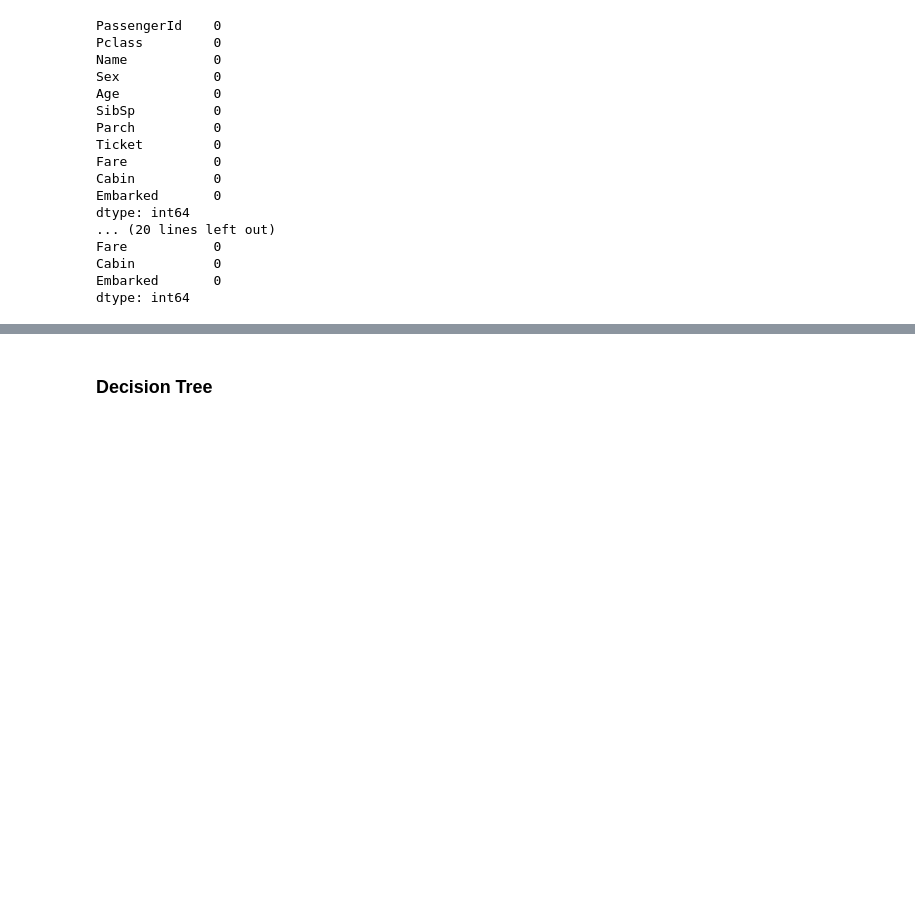
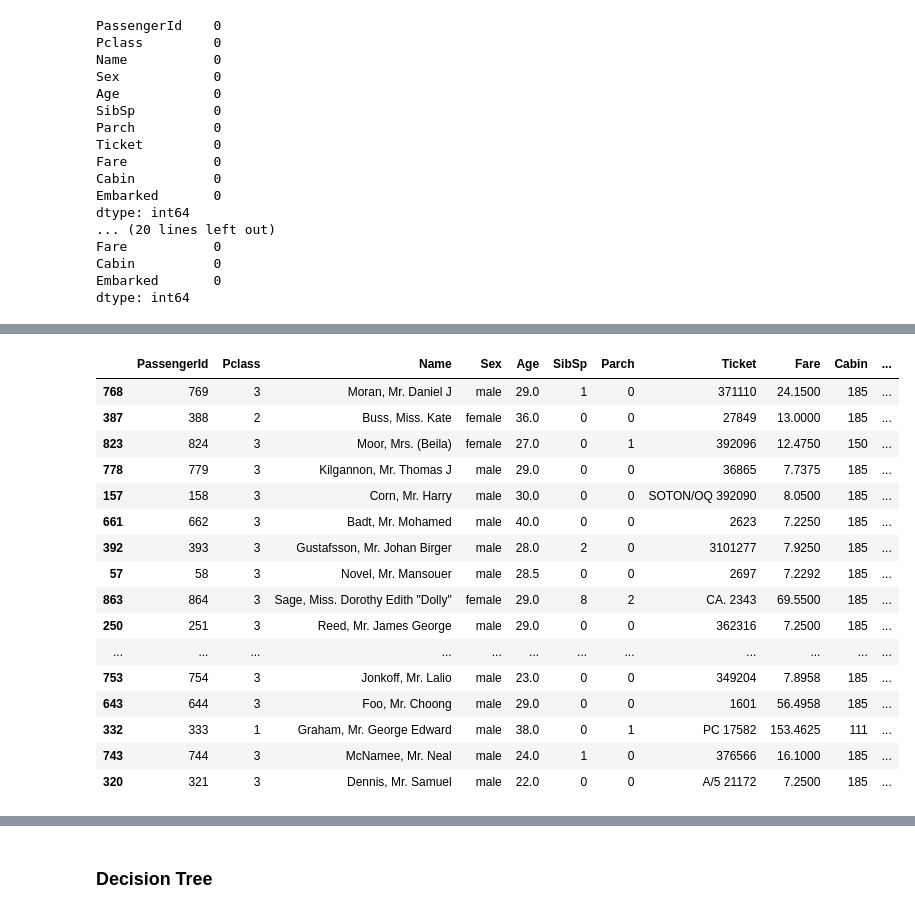
Before and after one commit to asenzaya/machine-learning, a Jupyter notebook: titanic_survival/titanic_survival_ML_project.ipynb, the cells around one changed output, grey strips where cells are left out. Drawn from its saved outputs; the diff is of its cells as text; code cells hidden in the pictures; blank space fills up the shorter version.

```diff
--- a/titanic_survival/titanic_survival_ML_project.ipynb
+++ b/titanic_survival/titanic_survival_ML_project.ipynb
@@ -156,3 +177,39 @@ dtype: int64
+# %%
+#Creating the label encoder
+encoder_c = LabelEncoder()
+encoder_e = LabelEncoder()
+
+#Fitting the encoder on the raw_train['Cabin'] column
+encoder_c.fit(pd.concat([x_train['Cabin'], x_valid['Cabin'], raw_test['Cabin']]))
+encoder_e.fit(x_train['Embarked'])
+
+#Transforming the x_train['Cabin'], x_valid['Cabin'] and raw_test['Cabin'] columns using the fitted encoder
+x_train['Cabin'] = encoder_c.transform(x_train['Cabin'])
+x_valid['Cabin'] = encoder_c.transform(x_valid['Cabin'])
+raw_test['Cabin'] = encoder_c.transform(raw_test['Cabin'])
+
+x_train['Embarked'] = encoder_e.transform(x_train['Embarked'])
+x_valid['Embarked'] = encoder_e.transform(x_valid['Embarked'])
+raw_test['Embarked'] = encoder_e.transform(raw_test['Embarked'])
+x_train.head(50)
+# %% [output]
+|  | PassengerId | Pclass | Name | Sex | Age | SibSp | Parch | Ticket | Fare | Cabin | ... |
+| 768 | 769 | 3 | Moran, Mr. Daniel J | male | 29.0 | 1 | 0 | 371110 | 24.1500 | 185 | ... |
+| 387 | 388 | 2 | Buss, Miss. Kate | female | 36.0 | 0 | 0 | 27849 | 13.0000 | 185 | ... |
+| 823 | 824 | 3 | Moor, Mrs. (Beila) | female | 27.0 | 0 | 1 | 392096 | 12.4750 | 150 | ... |
+| 778 | 779 | 3 | Kilgannon, Mr. Thomas J | male | 29.0 | 0 | 0 | 36865 | 7.7375 | 185 | ... |
+| 157 | 158 | 3 | Corn, Mr. Harry | male | 30.0 | 0 | 0 | SOTON/OQ 392090 | 8.0500 | 185 | ... |
+| 661 | 662 | 3 | Badt, Mr. Mohamed | male | 40.0 | 0 | 0 | 2623 | 7.2250 | 185 | ... |
+| 392 | 393 | 3 | Gustafsson, Mr. Johan Birger | male | 28.0 | 2 | 0 | 3101277 | 7.9250 | 185 | ... |
+| 57 | 58 | 3 | Novel, Mr. Mansouer | male | 28.5 | 0 | 0 | 2697 | 7.2292 | 185 | ... |
+| 863 | 864 | 3 | Sage, Miss. Dorothy Edith "Dolly" | female | 29.0 | 8 | 2 | CA. 2343 | 69.5500 | 185 | ... |
+| 250 | 251 | 3 | Reed, Mr. James George | male | 29.0 | 0 | 0 | 362316 | 7.2500 | 185 | ... |
+| ... | ... | ... | ... | ... | ... | ... | ... | ... | ... | ... | ... |
+| 753 | 754 | 3 | Jonkoff, Mr. Lalio | male | 23.0 | 0 | 0 | 349204 | 7.8958 | 185 | ... |
+| 643 | 644 | 3 | Foo, Mr. Choong | male | 29.0 | 0 | 0 | 1601 | 56.4958 | 185 | ... |
+| 332 | 333 | 1 | Graham, Mr. George Edward | male | 38.0 | 0 | 1 | PC 17582 | 153.4625 | 111 | ... |
+| 743 | 744 | 3 | McNamee, Mr. Neal | male | 24.0 | 1 | 0 | 376566 | 16.1000 | 185 | ... |
+| 320 | 321 | 3 | Dennis, Mr. Samuel | male | 22.0 | 0 | 0 | A/5 21172 | 7.2500 | 185 | ... |
 # %%
 # Dictionary for numerical conversion of column sex
 factors = {'male': 0, 'female': 1}
```
Also changed, not shown: parts of 14 cells of this notebook.
